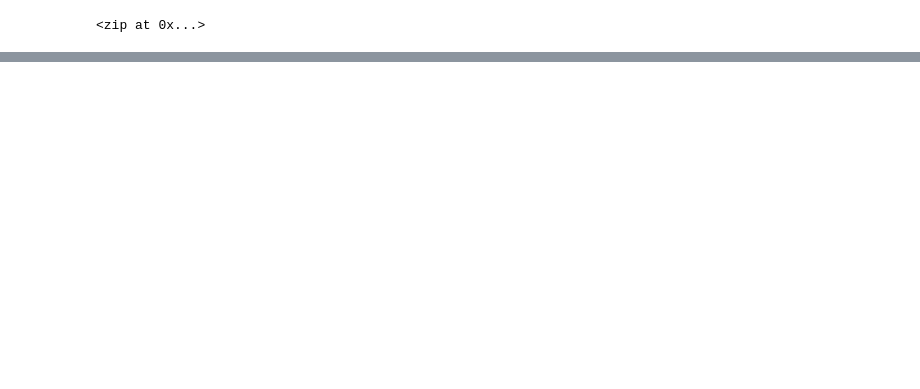
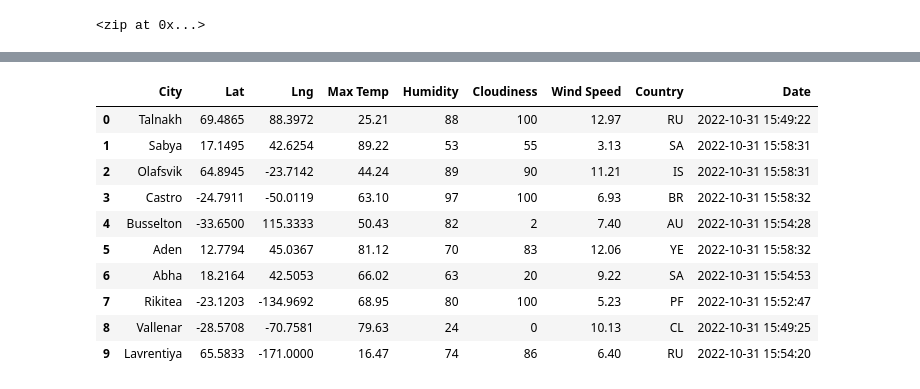
Before and after one commit to Sausana/World_Weather_Analysis, a Jupyter notebook: WeatherPy.ipynb, the cells around one changed output, grey strips where cells are left out. Cells and saved outputs as stored; diff of their text form; code cells hidden in the pictures; blank space fills up the shorter version.

Commit message:
WeatherPy

```diff
--- a/WeatherPy.ipynb
+++ b/WeatherPy.ipynb
@@ -5,6 +6,6 @@ import numpy as np
 # %%
-lats=np.random.uniform(low=90.000,high=90.000,size=1500)
-lngs=np.random.uniform(low=180.000,high=180.000,size=1500)
+lats=np.random.uniform(low=-90.000,high=90.000,size=2500)
+lngs=np.random.uniform(low=-180.000,high=180.000,size=2500)
 lat_lngs=zip(lats,lngs)
 lat_lngs
 # %% [output]
@@ -36,13 +19,16 @@ for coordinates in coordinates:
 from citipy import citipy
 # %%
 cities = []
-# Identify the nearest city for each latitude and longitude combination.
-for coordinate in coordinates:
-    city = citipy.nearest_city(coordinate[0], coordinate[1]).city_name
 
-    # If the city is unique, then we will add it to the cities list.
+# Identify nearest city for each latitude and longitude combination
+for lat_lngs in lat_lngs:
+    city = citipy.nearest_city(lat_lngs[0], lat_lngs[1]).city_name
+
+    # If the city is unique, then add it to a our cities list
     if city not in cities:
         cities.append(city)
-# Print the city count to confirm sufficient count.
+
+# Print the city count to confirm sufficient count
 len(cities)
+#print(cities)
 # %% [output]
@@ -49,0 +40,2 @@ IndexError: invalid index to scalar variable.
+# %%
+url = "http://api.openweathermap.org/data/2.5/weather?units=Imperial&APPID=" + weather_api_key
@@ -49,0 +120,15 @@ IndexError: invalid index to scalar variable.
+# %%
+city_data_df = pd.DataFrame(city_data)
+city_data_df.head(10)
+# %% [output]
+|  | City | Lat | Lng | Max Temp | Humidity | Cloudiness | Wind Speed | Country | Date |
+| 0 | Talnakh | 69.4865 | 88.3972 | 25.21 | 88 | 100 | 12.97 | RU | 2022-10-31 15:49:22 |
+| 1 | Sabya | 17.1495 | 42.6254 | 89.22 | 53 | 55 | 3.13 | SA | 2022-10-31 15:58:31 |
+| 2 | Olafsvik | 64.8945 | -23.7142 | 44.24 | 89 | 90 | 11.21 | IS | 2022-10-31 15:58:31 |
+| 3 | Castro | -24.7911 | -50.0119 | 63.10 | 97 | 100 | 6.93 | BR | 2022-10-31 15:58:32 |
+| 4 | Busselton | -33.6500 | 115.3333 | 50.43 | 82 | 2 | 7.40 | AU | 2022-10-31 15:54:28 |
+| 5 | Aden | 12.7794 | 45.0367 | 81.12 | 70 | 83 | 12.06 | YE | 2022-10-31 15:58:32 |
+| 6 | Abha | 18.2164 | 42.5053 | 66.02 | 63 | 20 | 9.22 | SA | 2022-10-31 15:54:53 |
+| 7 | Rikitea | -23.1203 | -134.9692 | 68.95 | 80 | 100 | 5.23 | PF | 2022-10-31 15:52:47 |
+| 8 | Vallenar | -28.5708 | -70.7581 | 79.63 | 24 | 0 | 10.13 | CL | 2022-10-31 15:49:25 |
+| 9 | Lavrentiya | 65.5833 | -171.0000 | 16.47 | 74 | 86 | 6.40 | RU | 2022-10-31 15:54:20 |
```
Also changed, not shown: parts of 10 cells of this notebook, 4 other files.
